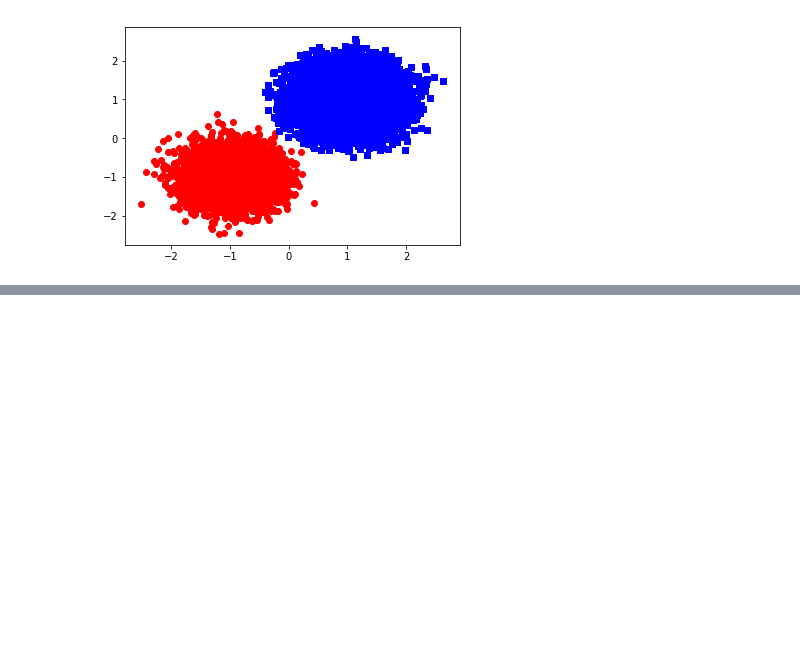
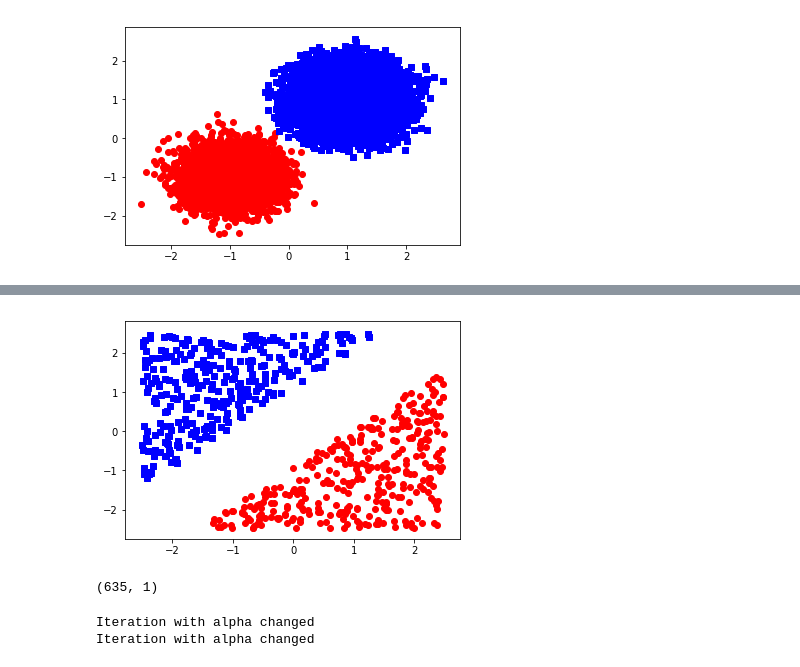
Before and after one commit to YiLIU001/Poor-man-s-Machine-Learning, a Jupyter notebook: SVM.ipynb, the cells around one changed output, grey strips where cells are left out. Saved outputs shown, nothing was run; the diff lists cells and outputs as text; code cells hidden in the pictures; blank space fills up the shorter version.

```diff
--- a/SVM.ipynb
+++ b/SVM.ipynb
@@ -264,0 +261,5 @@ plot_decision_regions(X, y.reshape((y.shape[0])), svm1)
+# %%
+xx = np.random.uniform(high = 2.5, low = -2.5, size = 1000)
+xy = np.random.uniform(high = 2.5, low = -2.5, size = 1000)
+
+X = np.vstack((xx, xy)).T
@@ -264,0 +270,4 @@ plot_decision_regions(X, y.reshape((y.shape[0])), svm1)
+# %%
+w = np.array([[1], [-1]])
+b = 0.1
+yNum = np.dot(X, w) + b
@@ -264,0 +278,7 @@ plot_decision_regions(X, y.reshape((y.shape[0])), svm1)
+# %%
+yInd = yNum.reshape((yNum.shape[0]))
+# %%
+X1 = X[yInd > 1,:]
+X2 = X[yInd < -1, :]
+y1 = np.ones((X1.shape[0], 1))
+y2 = np.ones((X2.shape[0], 1)) * (-1)
@@ -264,0 +289,6 @@ plot_decision_regions(X, y.reshape((y.shape[0])), svm1)
+# %%
+plt.scatter(X1[:, 0], X1[:, 1], color = 'r', marker = 'o')
+plt.scatter(X2[:, 0], X2[:, 1], color = 'b', marker = 's')
+plt.show()
+# %% [output]
+[figure, added]
@@ -264,0 +298,10 @@ plot_decision_regions(X, y.reshape((y.shape[0])), svm1)
+# %%
+y.shape
+# %% [output]
+(635, 1)
+# %%
+svm2 = linSVM(C = 0.2, tol = 0.001)
+svm2.fit(X, y, maxPasses = 200, maxIter = 100)
+# %% [output]
+Iteration with alpha changed
+Iteration with alpha changed
```
Also changed, not shown: parts of 14 cells of this notebook.
